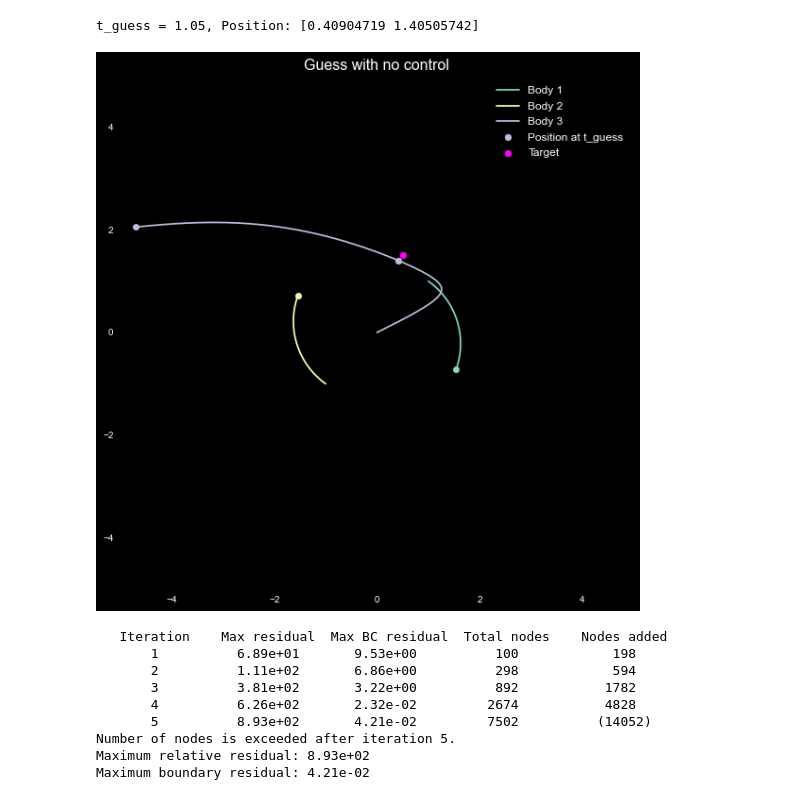
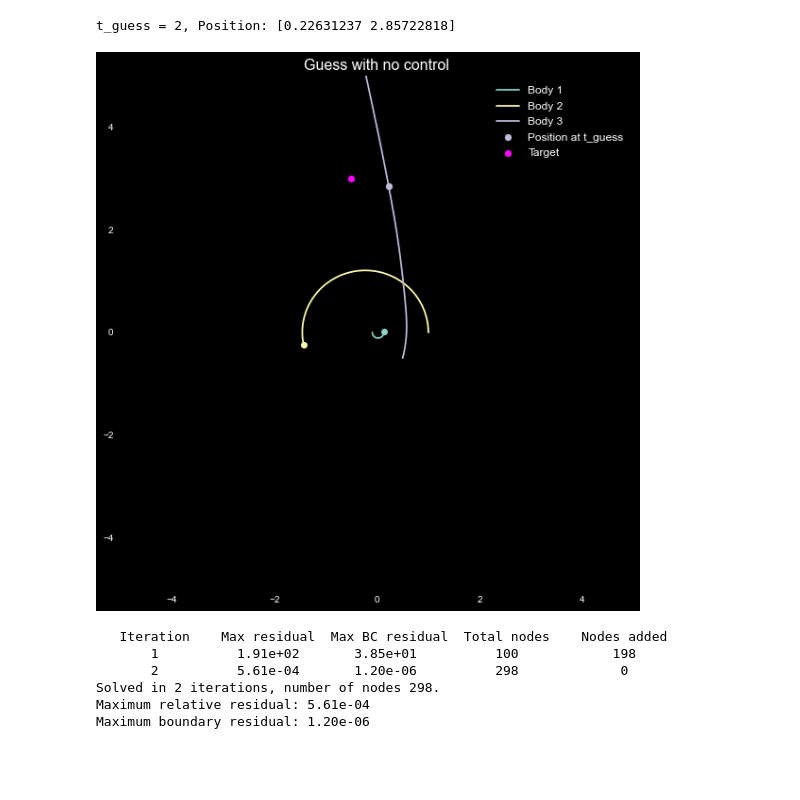
Before and after one commit to samcochran/optimal-spacecraft-control, a Jupyter notebook: Code/optimal_euclidean.ipynb, the cells around one changed output. Saved outputs shown, nothing was run; the diff lists cells and outputs as text; code cells hidden in the pictures; blank space fills up the shorter version.

Commit message:
added functions, plots, animations

```diff
--- a/Code/optimal_euclidean.ipynb
+++ b/Code/optimal_euclidean.ipynb
@@ -17,51 +17,48 @@ plt.style.use("dark_background")
 # Set up initial conditions and parameters
 t0 = 0
 tf = 5
-x0 = np.array([0, 0])
-v0 = np.array([2, 1])
-masses = np.array([1,1,0])
+x0 = np.array([.5, -.5])
+v0 = np.array([.5, 2])
+masses = np.array([1,.09,0])
 
-init = np.array([1, 1, 0, # Position 1
-                 -1, -1, 0, # Position 2
-                 *x0, 0, # Position 3
-                 .35, -.25, 0, # Velocity/Momentum 1
-                 -.35, .25, 0, # Velocity/Momentum 2
-                 *v0, 0]) # Velocity 3
+init = np.array([-.09, 0, 0, # Position 1
+                 1, 0, 0, # Position 2
+                 x0[0], x0[1], 0, # Position 3
+                 0, -.09, 0, # Velocity/Momentum 1
+                 0, 1, 0, # Velocity/Momentum 2
+                 v0[0], v0[1], 0]) # Velocity 3
 
 # Solve the system
 f = lambda t, y: gravity_acceleration_general(y, m=masses)
-sol = solve_ivp(gravity_acceleration, (t0, tf), init, t_eval= np.linspace(t0, tf, 1000), dense_output=True)
+sol = solve_ivp(f, (t0, tf), init, t_eval= np.linspace(t0, tf, 1000), dense_output=True)
 # %%
-t_guess = 1.05
-m0 = np.array([2])
-target = np.array([0.5,1.5]) #np.array([0, 1.7])
+t_guess = 2
+m0 = np.array([10])
+target = np.array([-.5, 3]) #np.array([0, 1.7])
 
 #Plot the initial system
 pos_guess = sol.sol(t_guess)[6:8]
 print(f"t_guess = {t_guess}, Position: {pos_guess}")
 
 ax = plt.gca()
 plt.scatter(*pos_guess, color="C2", marker='o', label="Position at t_guess", zorder=5)
 plt.scatter(*target, color="magenta", marker='o', label="Target", zorder=6)
 plot_nbody(sol.y, "Guess with no control", ax=ax)
 
 plt.show()
 # %% [output]
-t_guess = 1.05, Position: [0.40904719 1.40505742]
+t_guess = 2, Position: [0.22631237 2.85722818]
-[figure, old version]
+[figure, new version]
 # %%
-sol2, u = solve_optimal_euclidean(sol, masses[:-1], x0, v0, m0, target, delta=100, tf_guess=t_guess, p12_guess_strat="bolza",
+sol2, u = solve_optimal_euclidean(sol, masses[:-1], x0, v0, m0, target, delta=1000, tf_guess=t_guess, p12_guess_strat="bolza",
                                   verbose=2, max_nodes=20_000)
 # %% [output]
    Iteration    Max residual  Max BC residual  Total nodes    Nodes added
-       1          6.89e+01       9.53e+00          100            198
-       2          1.11e+02       6.86e+00          298            594
-       3          3.81e+02       3.22e+00          892           1782
-       4          6.26e+02       2.32e-02         2674           4828
-       5          8.93e+02       4.21e-02         7502          (14052)
-Number of nodes is exceeded after iteration 5.
-Maximum relative residual: 8.93e+02
-Maximum boundary residual: 4.21e-02
+       1          1.91e+02       3.85e+01          100            198
+       2          5.61e-04       1.20e-06          298             0
+Solved in 2 iterations, number of nodes 298.
+Maximum relative residual: 5.61e-04
+Maximum boundary residual: 1.20e-06
 # %%
 print("t_f =", sol2.p[0])
 print("m_f =", sol2.y[4,-1])
```
Also changed, not shown: parts of 1 cell of this notebook, 18 other files.
